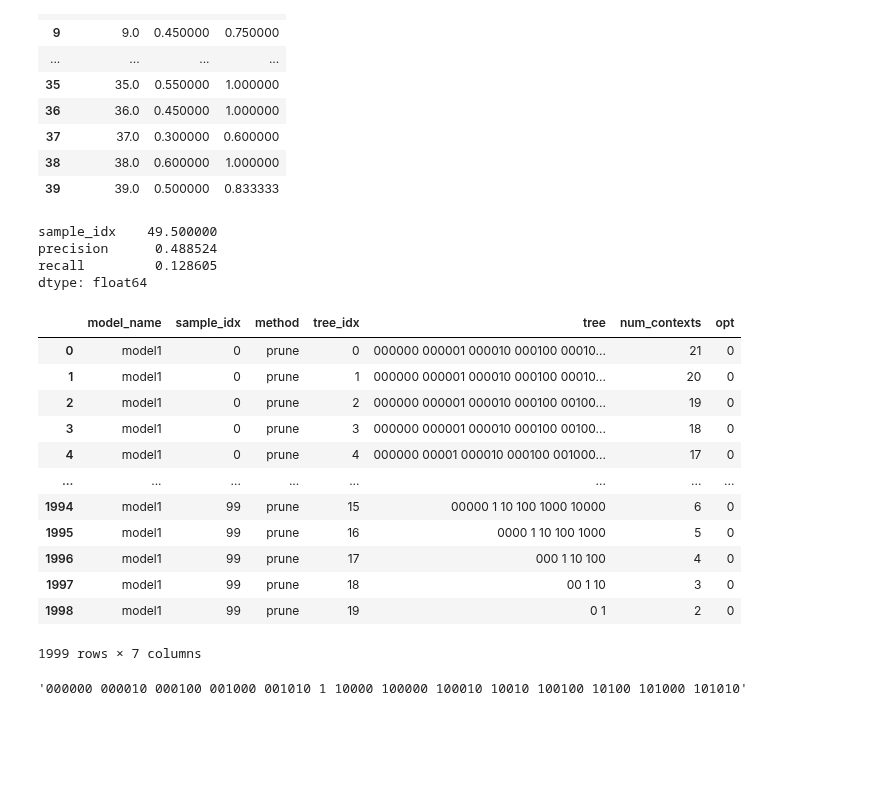
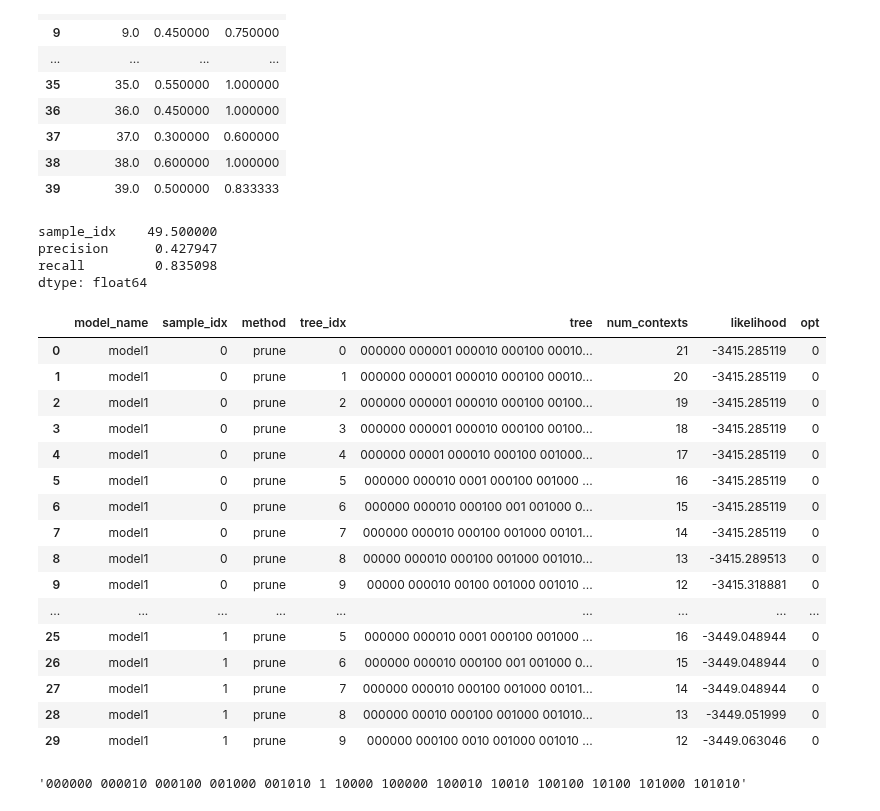
Before and after one commit to neuromat/smallest_maximizer_criterion, a Jupyter notebook: examples/notebooks/simulations/Comparison - mutual occurrences.ipynb, the cells around one changed output. Drawn from its saved outputs; the diff is of its cells as text; code cells hidden in the pictures; blank space fills up the shorter version.

```diff
--- a/examples/notebooks/simulations/Comparison - mutual occurrences.ipynb
+++ b/examples/notebooks/simulations/Comparison - mutual occurrences.ipynb
@@ -15,7 +15,7 @@ from g4l.data import Sample
 # %% [markdown]
 ## Comparing the mutual ocurrence of trees between methods
 # %%
-results_folder = os.path.abspath('../../examples/example2/results')
+results_folder = os.path.abspath('../../example2/results')
 methods = ['SeqROCTM', 'prune', 'smc']
 models = ['model1', 'model2']
 sizes = [5000, 10000, 20000]
@@ -80,26 +80,30 @@ See the caveats in the documentation: https://pandas.pydata.org/pandas-docs/stab
 df.mean()
 # %% [output]
 sample_idx    49.500000
-precision      0.488524
-recall         0.128605
+precision      0.427947
+recall         0.835098
 dtype: float64
 # %%
 x = get_results('prune', 'model1', 10000)
-x
+x.head(30)
 # %% [output]
-|  | model_name | sample_idx | method | tree_idx | tree | num_contexts | opt |
-| 0 | model1 | 0 | prune | 0 | 000000 000001 000010 000100 00010... | 21 | 0 |
-| 1 | model1 | 0 | prune | 1 | 000000 000001 000010 000100 00010... | 20 | 0 |
-| 2 | model1 | 0 | prune | 2 | 000000 000001 000010 000100 00100... | 19 | 0 |
-| 3 | model1 | 0 | prune | 3 | 000000 000001 000010 000100 00100... | 18 | 0 |
-| 4 | model1 | 0 | prune | 4 | 000000 00001 000010 000100 001000... | 17 | 0 |
-| ... | ... | ... | ... | ... | ... | ... | ... |
-| 1994 | model1 | 99 | prune | 15 | 00000 1 10 100 1000 10000 | 6 | 0 |
-| 1995 | model1 | 99 | prune | 16 | 0000 1 10 100 1000 | 5 | 0 |
-| 1996 | model1 | 99 | prune | 17 | 000 1 10 100 | 4 | 0 |
-| 1997 | model1 | 99 | prune | 18 | 00 1 10 | 3 | 0 |
-| 1998 | model1 | 99 | prune | 19 | 0 1 | 2 | 0 |
+|  | model_name | sample_idx | method | tree_idx | tree | num_contexts | likelihood | opt |
+| 0 | model1 | 0 | prune | 0 | 000000 000001 000010 000100 00010... | 21 | -3415.285119 | 0 |
+| 1 | model1 | 0 | prune | 1 | 000000 000001 000010 000100 00010... | 20 | -3415.285119 | 0 |
+| 2 | model1 | 0 | prune | 2 | 000000 000001 000010 000100 00100... | 19 | -3415.285119 | 0 |
+| 3 | model1 | 0 | prune | 3 | 000000 000001 000010 000100 00100... | 18 | -3415.285119 | 0 |
+| 4 | model1 | 0 | prune | 4 | 000000 00001 000010 000100 001000... | 17 | -3415.285119 | 0 |
+| 5 | model1 | 0 | prune | 5 | 000000 000010 0001 000100 001000 ... | 16 | -3415.285119 | 0 |
+| 6 | model1 | 0 | prune | 6 | 000000 000010 000100 001 001000 0... | 15 | -3415.285119 | 0 |
+| 7 | model1 | 0 | prune | 7 | 000000 000010 000100 001000 00101... | 14 | -3415.285119 | 0 |
+| 8 | model1 | 0 | prune | 8 | 00000 000010 000100 001000 001010... | 13 | -3415.289513 | 0 |
+| 9 | model1 | 0 | prune | 9 | 00000 000010 00100 001000 001010 ... | 12 | -3415.318881 | 0 |
+| ... | ... | ... | ... | ... | ... | ... | ... | ... |
+| 25 | model1 | 1 | prune | 5 | 000000 000010 0001 000100 001000 ... | 16 | -3449.048944 | 0 |
+| 26 | model1 | 1 | prune | 6 | 000000 000010 000100 001 001000 0... | 15 | -3449.048944 | 0 |
+| 27 | model1 | 1 | prune | 7 | 000000 000010 000100 001000 00101... | 14 | -3449.048944 | 0 |
+| 28 | model1 | 1 | prune | 8 | 000000 00010 000100 001000 001010... | 13 | -3449.051999 | 0 |
+| 29 | model1 | 1 | prune | 9 | 000000 000100 0010 001000 001010 ... | 12 | -3449.063046 | 0 |
-1999 rows × 7 columns
 # %%
 t = x.loc[7].tree
 t
```
Also changed, not shown: parts of 1 cell of this notebook, 4 other files.
